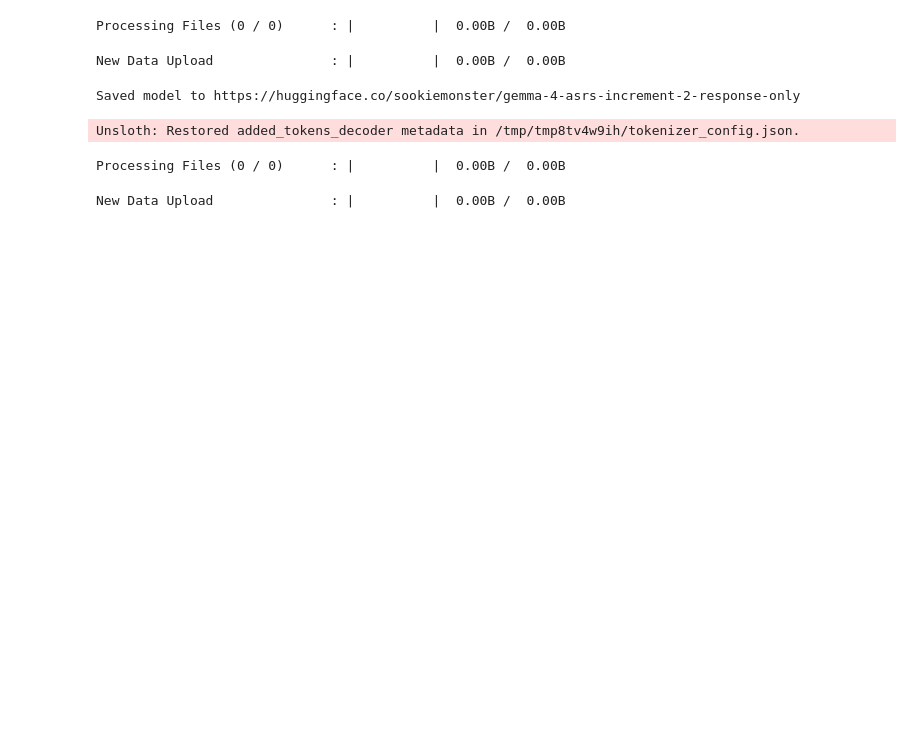
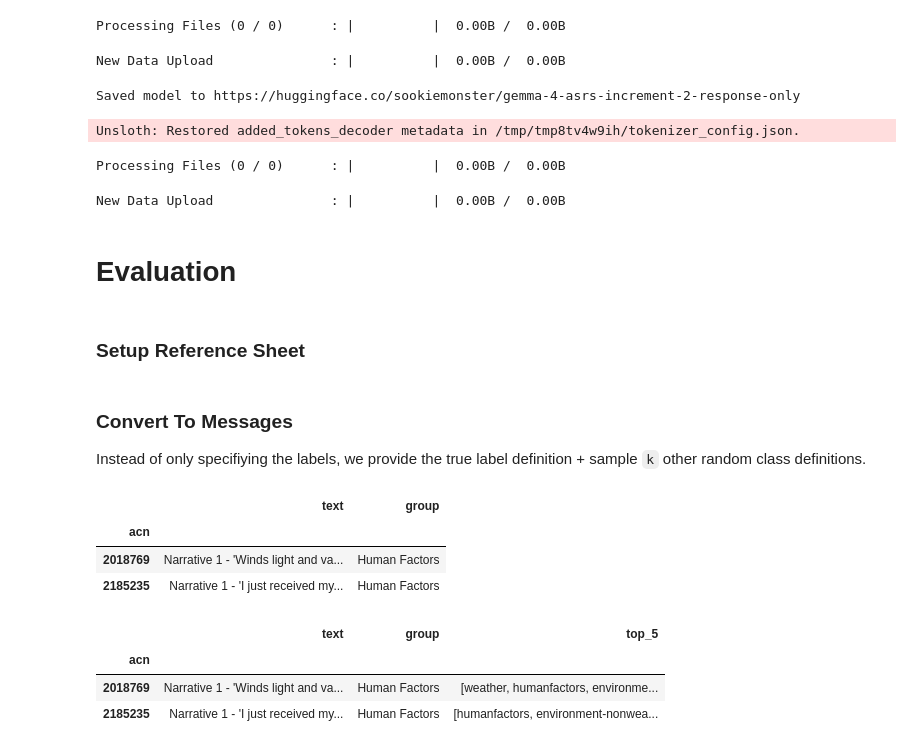
Before and after one commit to sookiemonster/asrs-problem-factor-analysis, a Jupyter notebook: fine-tuning/2-stage/TC_Distillation_Decoder.ipynb, the cells around one changed output. Drawn from its saved outputs; the diff is of its cells as text; code cells hidden in the pictures; blank space fills up the shorter version.

```diff
--- a/fine-tuning/2-stage/TC_Distillation_Decoder.ipynb
+++ b/fine-tuning/2-stage/TC_Distillation_Decoder.ipynb
@@ -1818,3 +1818,7 @@ Saved model to https://huggingface.co/sookiemonster/gemma-4-asrs-increment-2-res
 Unsloth: Restored added_tokens_decoder metadata in /tmp/tmp8tv4w9ih/tokenizer_config.json.
 Processing Files (0 / 0)      : |          |  0.00B /  0.00B
 New Data Upload               : |          |  0.00B /  0.00B
+# %% [markdown]
+# Evaluation
+# %% [markdown]
+### Setup Reference Sheet
@@ -1820,0 +2254,27 @@ New Data Upload               : |          |  0.00B /  0.00B
+# %% [markdown]
+### Convert To Messages
+Instead of only specifiying the labels, we provide the true label definition + sample `k` other random class definitions.
+# %%
+valid_df = grouped_ds_valid.to_pandas().set_index('acn')
+valid_df.drop('label', inplace=True, axis=1)
+valid_df.group = valid_df.group.map(id_to_logical)
+valid_df.head(2)
+# %% [output]
+|  | text | group |
+| acn |  |  |
+| 2018769 | Narrative 1 - 'Winds light and va... | Human Factors |
+| 2185235 | Narrative 1 - 'I just received my... | Human Factors |
+# %%
+top_k = None
+with open("validation_top_5_predictions.json", "r") as f:
+  top_k = json.load(f)
+
+flat_top_5 = pd.Series([[item['label'] for item in sublist] for sublist in top_k])
+flat_top_5.index = valid_df.index
+valid_df['top_5'] = flat_top_5
+valid_df.head(2)
+# %% [output]
+|  | text | group | top_5 |
+| acn |  |  |  |
+| 2018769 | Narrative 1 - 'Winds light and va... | Human Factors | [weather, humanfactors, environme... |
+| 2185235 | Narrative 1 - 'I just received my... | Human Factors | [humanfactors, environment-nonwea... |
```
Also changed, not shown: parts of 25 cells of this notebook, 3 other files.
